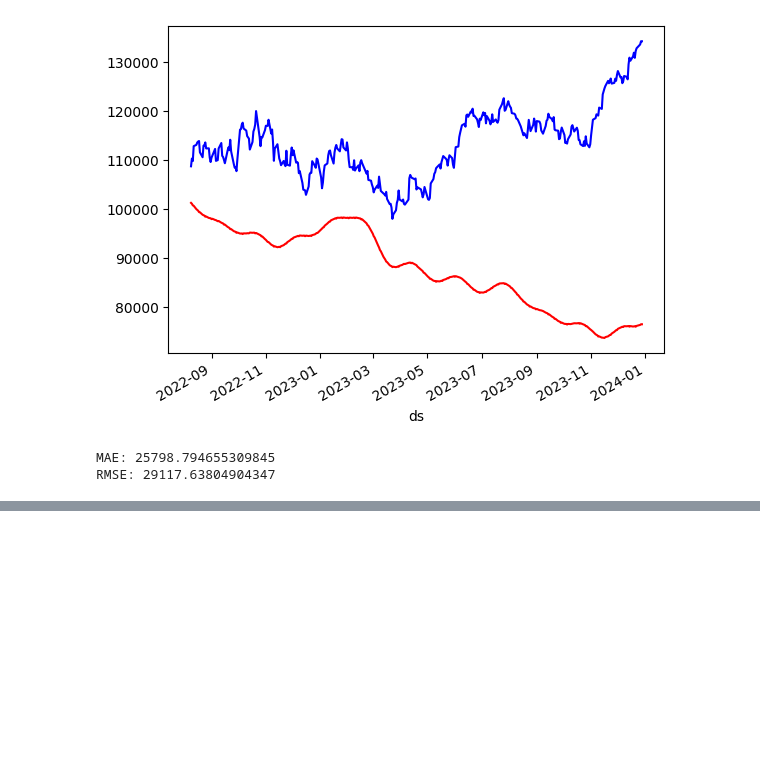
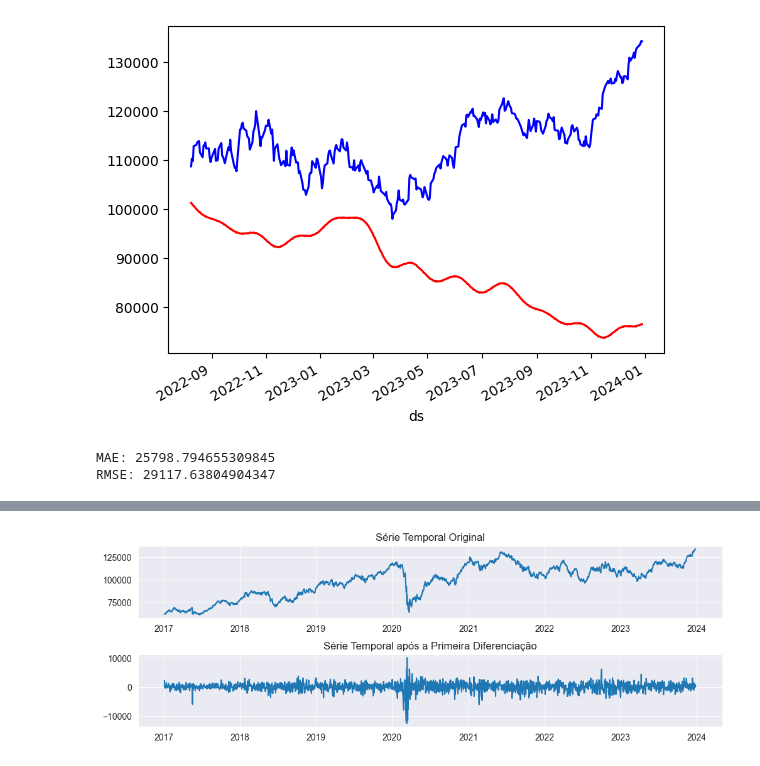
Before and after one commit to victorlamana/PosTech_DataAnalytics-Main, a Jupyter notebook: FASE2/TECH-CHALLENGE/ProphetModel.ipynb, the cells around one changed output, grey strips where cells are left out. Saved outputs shown, nothing was run; the diff lists cells and outputs as text; code cells hidden in the pictures; blank space fills up the shorter version.

Commit message:
estacionarização da série

```diff
--- a/FASE2/TECH-CHALLENGE/ProphetModel.ipynb
+++ b/FASE2/TECH-CHALLENGE/ProphetModel.ipynb
@@ -229,0 +255,4 @@ RMSE: 29117.63804904347
+# %%
+sns.set_style('darkgrid')
+# %%
+df_estac = df
@@ -229,0 +280,6 @@ RMSE: 29117.63804904347
+# %%
+# Aplicar a primeira diferenciação
+df_estac['y_diff1'] = df_estac['y'].diff()
+
+# Remover a primeira observação (NaN resultante da primeira diferenciação)
+df_estac = df_estac.dropna()
@@ -229,0 +309,15 @@ RMSE: 29117.63804904347
+# %%
+# Plotar a série original
+plt.figure(figsize=(12, 6))
+plt.subplot(3, 1, 1)
+plt.plot(df_estac['ds'], df_estac['y'])
+plt.title('Série Temporal Original')
+
+# Plotar a série após a primeira diferenciação
+plt.subplot(3, 1, 2)
+plt.plot(df_estac['ds'], df_estac['y_diff1'])
+plt.title('Série Temporal após a Primeira Diferenciação')
+
+plt.subplots_adjust(hspace=0.5)
+# %% [output]
+[figure, added]
```
Also changed, not shown: parts of 14 cells of this notebook.
